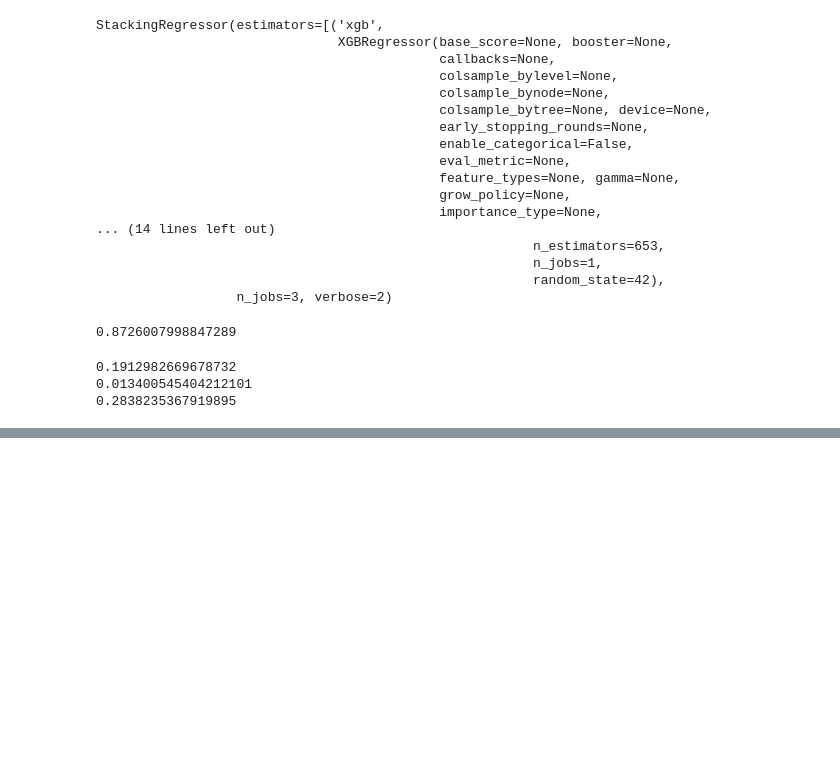
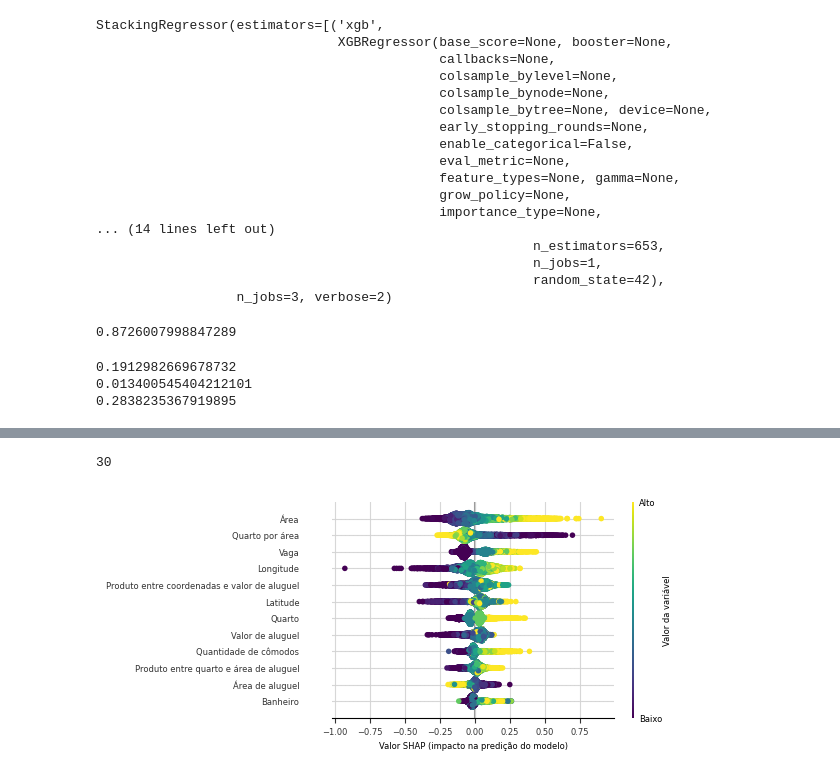
Before and after one commit to cowvin0/tcc_realestate, a Jupyter notebook: tcc_escrita/modeling.ipynb, the cells around one changed output, grey strips where cells are left out. Cells and saved outputs as stored; diff of their text form; code cells hidden in the pictures; blank space fills up the shorter version.

```diff
--- a/tcc_escrita/modeling.ipynb
+++ b/tcc_escrita/modeling.ipynb
@@ -1335,8 +1338,12 @@ import shap
 
 X1000 = shap.utils.sample(train_df_novo.drop(columns="valor"), 1000)
 
-explainer_stacking = shap.Explainer(stacking.predict, X1000)
+explainer_stacking = shap.Explainer(gdt.predict, X1000)
 shap_values_stacking = explainer_stacking(
     test_df_novo.drop(columns="valor")
 )
+# %%
+len(shap_values_stacking.feature_names)
+# %% [output]
+30
 # %%
@@ -1344,40 +1351,64 @@ shap_values = joblib.load('study_pkl/shap_values.pkl')
 # %%
 import matplotlib
 import matplotlib.pyplot as plt
 
+selected_cols = [
+    "area", "banheiro", "quarto",
+    "vaga", "latitude", "longitude",
+    "area_aluguel", "valor_aluguel",
+    "total_comodo", "coord_valor_aluguel",
+    "quarto_area_aluguel", "quarto_por_area"
+    ]
+
 custom_cmap = matplotlib.colormaps["viridis"]
 
-selected_features = test_df_novo.loc[:, test_df_novo.columns.isin(["area", "banheiro", "quarto", "vaga", "latitude", "longitude", "area_aluguel", "valor_aluguel"])].columns.tolist()
+selected_indices = [i for i, col in enumerate(shap_values_stacking.feature_names) if col in selected_cols]
+
+selected_features = test_df_novo.loc[:, test_df_novo.columns.isin(selected_cols)].columns.tolist()
 filtered_df = test_df_novo[selected_features]
 
-filtered_shap_values = shap_values[:, [1, 3, 10, 14, 16, 17, 18, 19]]
+# filtered_shap_values = shap_values_stacking[:, [1, 3, 10, 14, 16, 17, 18, 19]]
+filtered_shap_values = shap_values_stacking[:, selected_indices]
 
 shap.summary_plot(
     filtered_shap_values,
     filtered_df,
     plot_type="dot",
     show=False,
     cmap=custom_cmap,
-    plot_size=(10, 5)
+    plot_size=(6, 3)
 )
+
+
 feature_names = [
-    "Área de aluguel", "Quarto", "Banheiro",
-    "Latitude", "Valor de aluguel",
-    "Longitude", "Vaga", "Área"
+    "Banheiro", "Área de aluguel",
+    "Produto entre quarto e área de aluguel",
+    "Quantidade de cômodos", "Valor de aluguel",
+    "Quarto", "Latitude", "Produto entre coordenadas e valor de aluguel",
+    "Longitude", "Vaga", "Quarto por área", "Área"
 ]
+
+# feature_names = [
+#     "Área de aluguel", "Quarto", "Banheiro",
+#     "Latitude", "Valor de aluguel",
+#     "Longitude", "Vaga", "Área"
+# ]
 
 fig, ax = plt.gcf(), plt.gca()
 
-ax.set_yticklabels(feature_names, fontsize=12)
+ax.tick_params(axis="both", labelsize=6)
+ax.set_yticklabels(feature_names, fontsize=6)
 colorbar = fig.axes[-1]
-colorbar.set_ylabel("Valor da variável", fontsize=13)
-colorbar.set_yticklabels(["Baixo", "Alto"])
+colorbar.set_ylabel("Valor da variável", fontsize=6)
+colorbar.set_yticklabels(["Baixo", "Alto"], fontsize=6)
 ax.grid(True, which="major", axis="both", linestyle="-", color="lightgray", linewidth=0.8, alpha=0.9)
 ax.grid(True, which="minor", axis="both", linestyle=":", color="lightgray", linewidth=0.5, alpha=0.8)
 
 ax.set_axisbelow(True)
 
-ax.set_xlabel("Valor SHAP (impacto na predição do modelo)", fontsize=13)
+ax.set_xlabel("Valor SHAP (impacto na predição do modelo)", fontsize=6)
 
-plt.savefig("../../tcc_escrita/includes/shap_summary_plot.svg", dpi=600, bbox_inches="tight")
+plt.savefig("includes/shap_summary_plot2.svg", dpi=600, bbox_inches="tight")
+# %% [output]
+[figure, added]
 # %%
```
Also changed, not shown: parts of 5 cells of this notebook, 4 other files.
